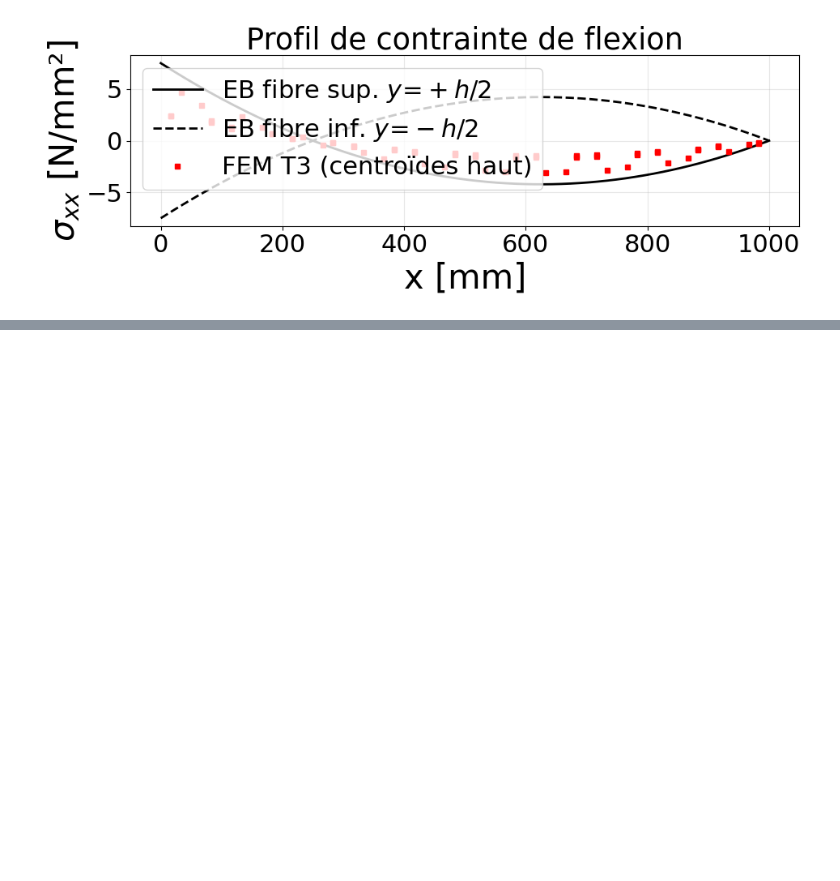
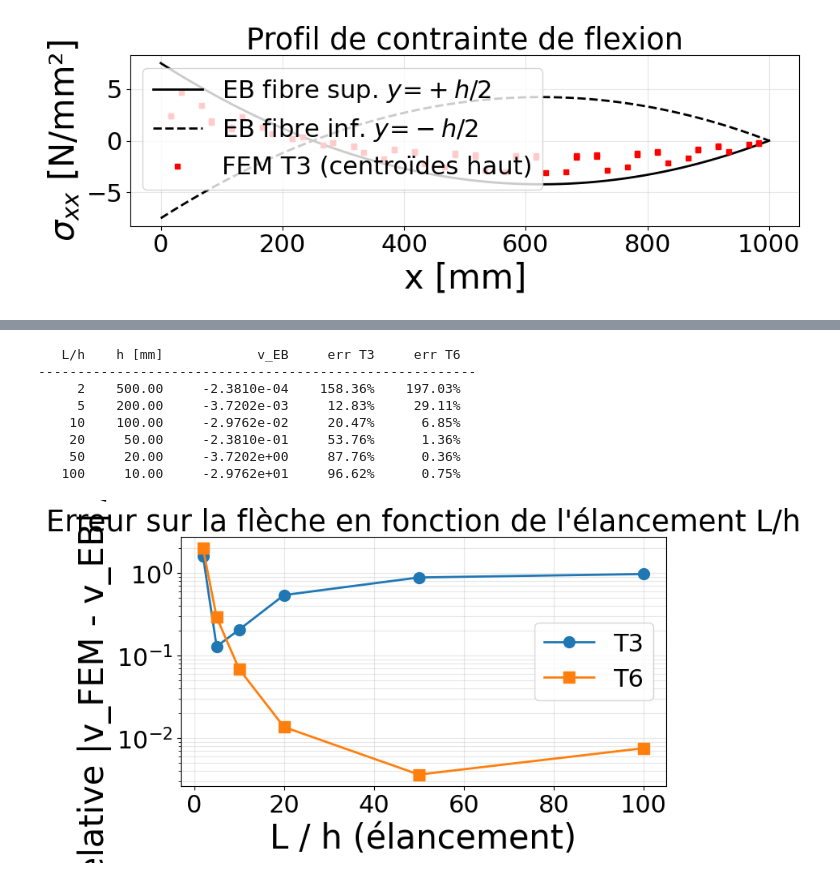
Before and after one commit to hugogebel-boop/mnss-projet-flexion, a Jupyter notebook: Projet5_Flexion.ipynb, the cells around one changed output, grey strips where cells are left out. Cells and saved outputs as stored; diff of their text form; code cells hidden in the pictures; blank space fills up the shorter version.

```diff
--- a/Projet5_Flexion.ipynb
+++ b/Projet5_Flexion.ipynb
@@ -919,0 +1037,45 @@ plt.show()
+# %%
+ratios = SLENDERNESS["ratios"]
+errs   = {1: [], 2: []}
+print(f"{'L/h':>6}  {'h [mm]':>8}  {'v_EB':>14}  {'err T3':>9}  {'err T6':>9}")
+print("-" * 56)
+
+for ratio in ratios:
+    h_loc = GEOM["L"] / ratio
+    EI    = MAT["E"] * GEOM["thickness"] * h_loc**3 / 12
+    q     = LOAD["q_total"] / GEOM["L"]
+    v_eb  = -q * GEOM["L"]**4 / (192 * EI)
+
+    line = [f"{ratio:>6}", f"{h_loc:>8.2f}", f"{v_eb:>+14.4e}"]
+    for order in (1, 2):
+        coords, conn, u, *_ = solve_beam_with(
+            order,
+            MESH["n_elem_L"], MESH["n_elem_h"],
+            h=h_loc,
+        )
+        v_fem = fleche_mid(coords, u, GEOM["L"], h_loc)
+        e     = abs(v_fem - v_eb) / abs(v_eb)
+        errs[order].append(e)
+        line.append(f"{e*100:>8.2f}%")
+    print("  ".join(line))
+
+plt.figure(figsize=(8, 5))
+for order, marker, label in [(1, "o", "T3"), (2, "s", "T6")]:
+    plt.semilogy(ratios, errs[order], marker + "-", label=label, lw=2)
+plt.xlabel("L / h (élancement)")
+plt.ylabel("err relative |v_FEM - v_EB| / |v_EB|")
+plt.title("Erreur sur la flèche en fonction de l'élancement L/h")
+plt.grid(True, which="both", alpha=0.3)
+plt.legend()
+plt.tight_layout()
+plt.show()
+# %% [output]
+   L/h    h [mm]            v_EB     err T3     err T6
+--------------------------------------------------------
+     2    500.00     -2.3810e-04    158.36%    197.03%
+     5    200.00     -3.7202e-03     12.83%     29.11%
+    10    100.00     -2.9762e-02     20.47%      6.85%
+    20     50.00     -2.3810e-01     53.76%      1.36%
+    50     20.00     -3.7202e+00     87.76%      0.36%
+   100     10.00     -2.9762e+01     96.62%      0.75%
+[figure, added]
```
Also changed, not shown: parts of 12 cells of this notebook.
